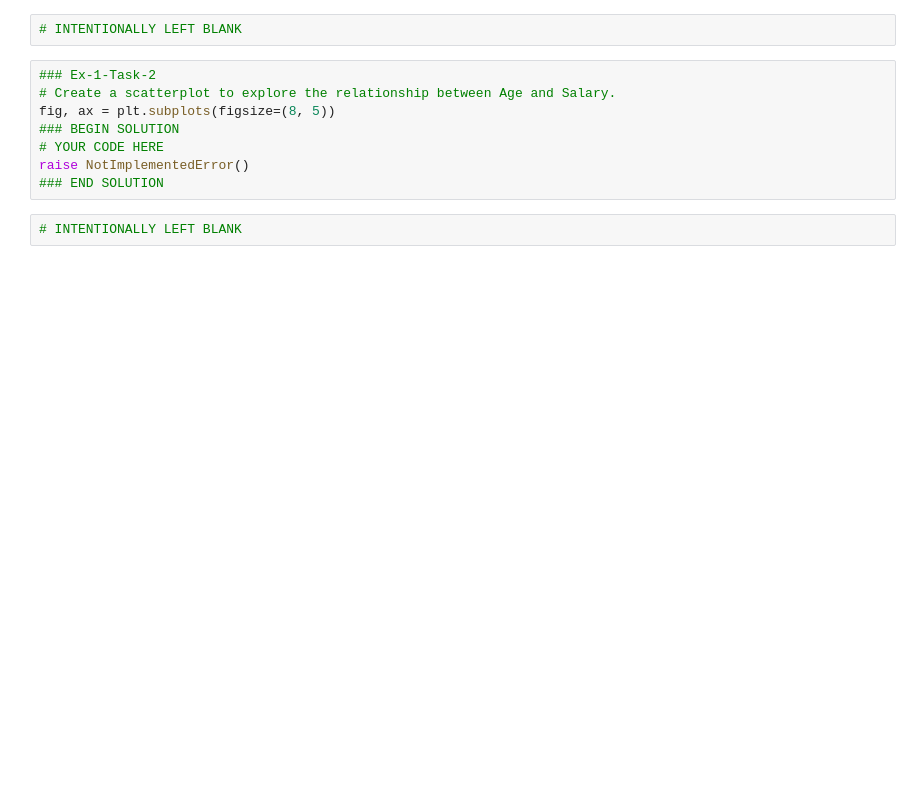
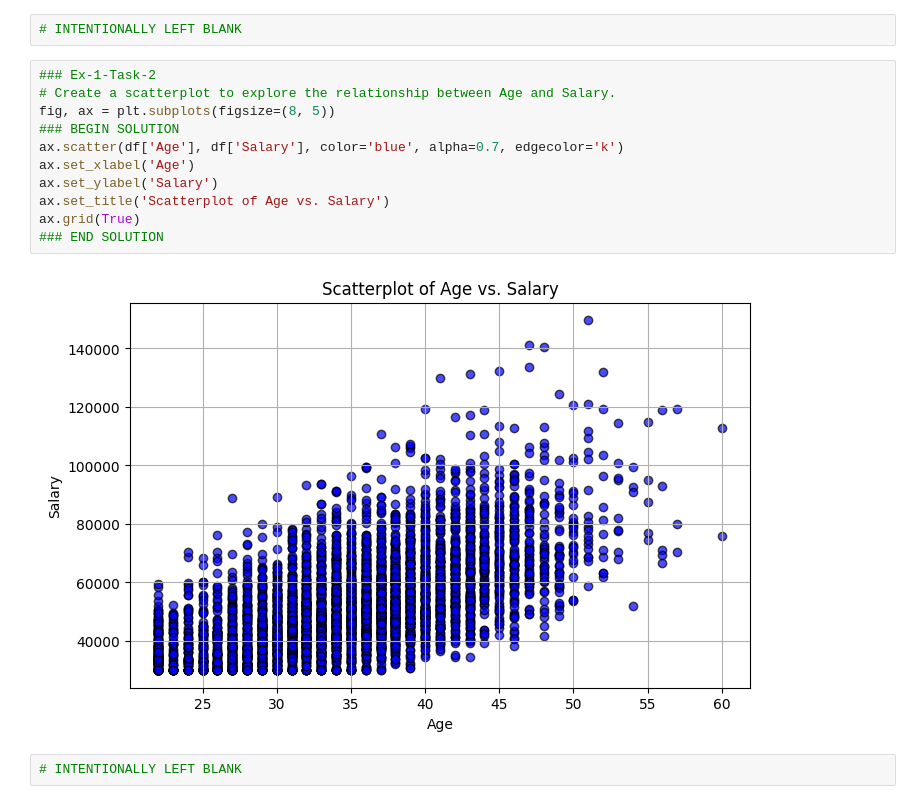
Before and after one commit to Sajan-coder039/class_assignments, a Jupyter notebook: DataVizualization_Student.ipynb, the cells around one changed output. Saved outputs shown, nothing was run; the diff lists cells and outputs as text; blank space fills up the shorter version.

```diff
--- a/DataVizualization_Student.ipynb
+++ b/DataVizualization_Student.ipynb
@@ -65,11 +77,16 @@ raise NotImplementedError()
 # %%
 ### Ex-1-Task-2
 # Create a scatterplot to explore the relationship between Age and Salary.
 fig, ax = plt.subplots(figsize=(8, 5))
 ### BEGIN SOLUTION
-# YOUR CODE HERE
-raise NotImplementedError()
+ax.scatter(df['Age'], df['Salary'], color='blue', alpha=0.7, edgecolor='k')
+ax.set_xlabel('Age')
+ax.set_ylabel('Salary')
+ax.set_title('Scatterplot of Age vs. Salary')
+ax.grid(True)
 ### END SOLUTION
+# %% [output]
+[figure, added]
 # %%
 # INTENTIONALLY LEFT BLANK
 # %%
```
Also changed, not shown: parts of 9 cells of this notebook, 13 other files.
